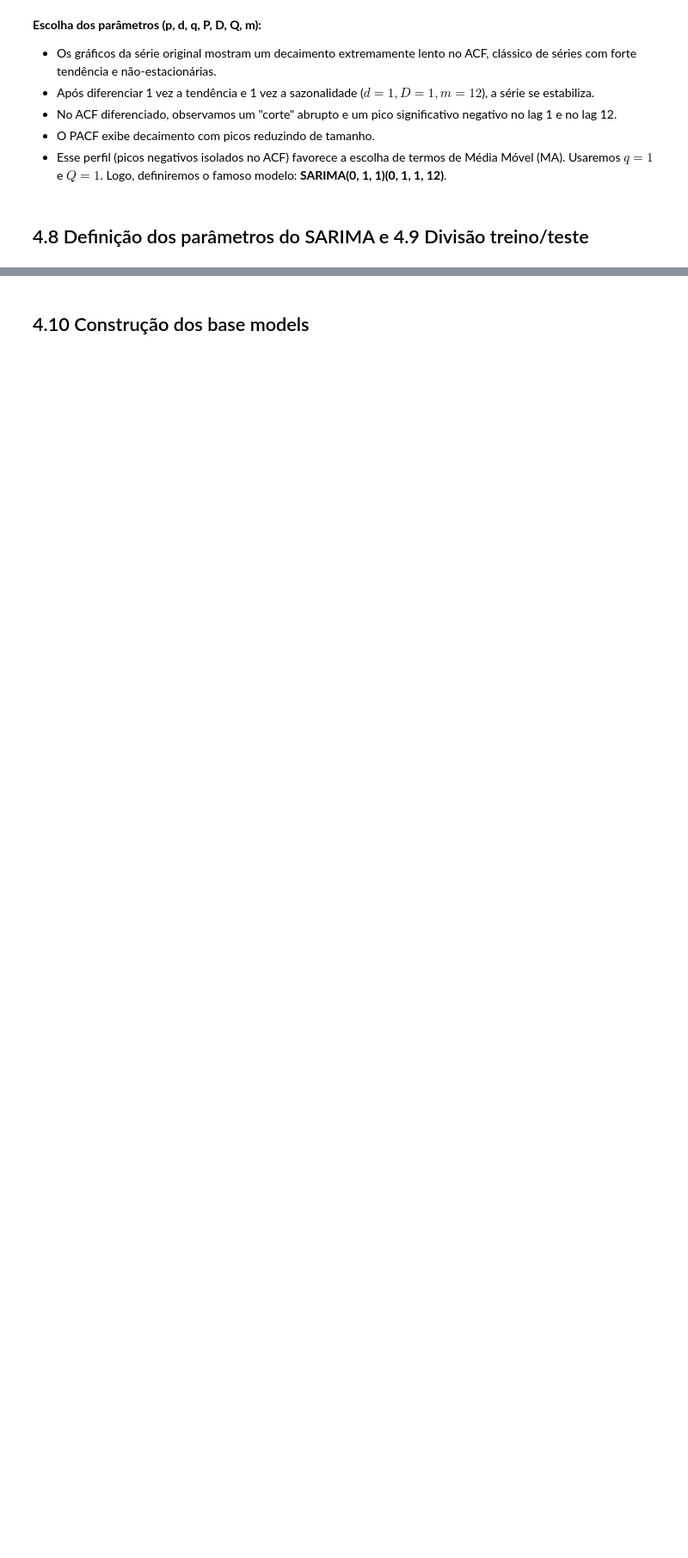
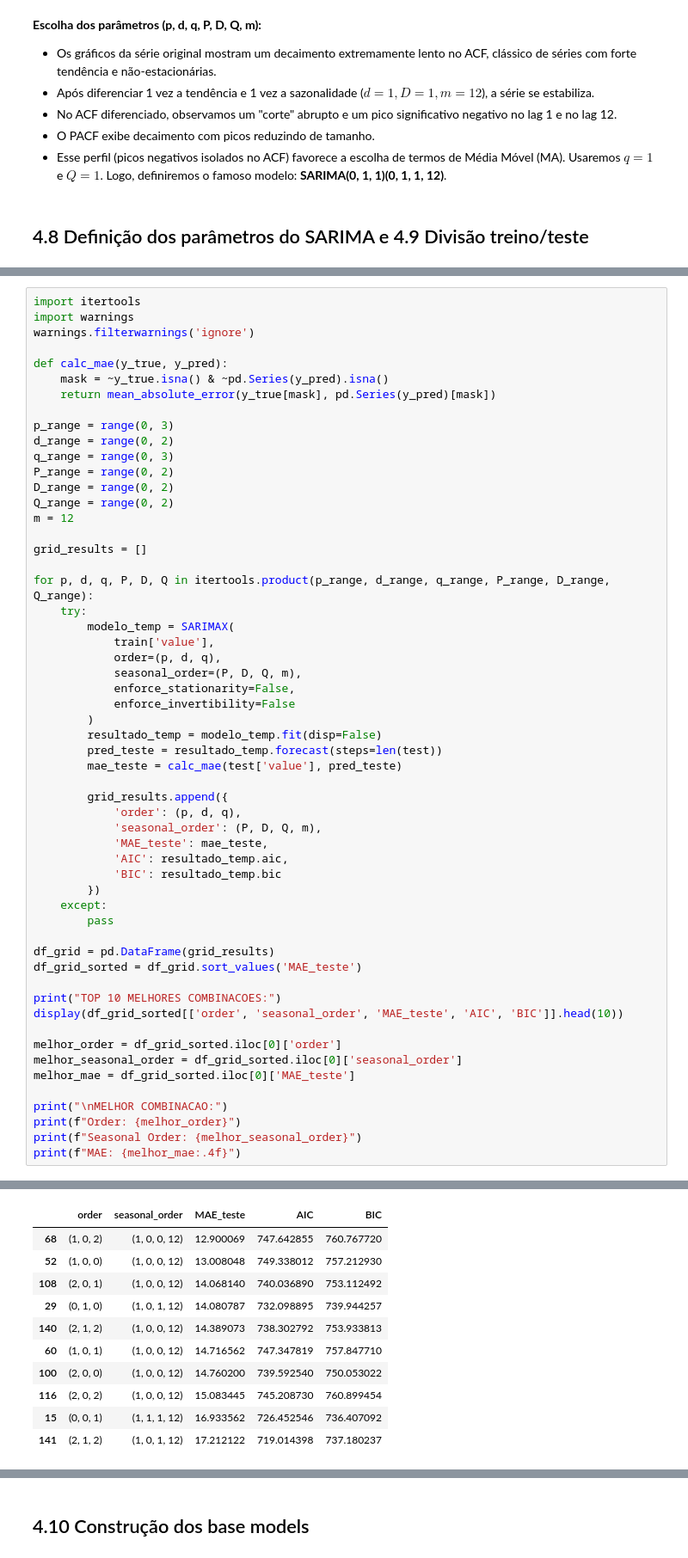
Before and after one commit to lemosriosl/TrabalhoSarimaBase, a Jupyter notebook: N2_Series_Temp_SARIMA.ipynb, the cells around one changed output, grey strips where cells are left out. Shown at 86% size. Saved outputs shown, nothing was run; the diff lists cells and outputs as text; blank space fills up the shorter version.

```diff
--- a/N2_Series_Temp_SARIMA.ipynb
+++ b/N2_Series_Temp_SARIMA.ipynb
@@ -223,0 +210,57 @@ Tamanho do Teste: 29 meses (A partir de August 1958)
+# %%
+import itertools
+import warnings
+warnings.filterwarnings('ignore')
+
+def calc_mae(y_true, y_pred):
+    mask = ~y_true.isna() & ~pd.Series(y_pred).isna()
+    return mean_absolute_error(y_true[mask], pd.Series(y_pred)[mask])
+
+p_range = range(0, 3)
+d_range = range(0, 2)
+q_range = range(0, 3)
+P_range = range(0, 2)
+D_range = range(0, 2)
+Q_range = range(0, 2)
+m = 12
+
+grid_results = []
+
+for p, d, q, P, D, Q in itertools.product(p_range, d_range, q_range, P_range, D_range, Q_range):
+    try:
+        modelo_temp = SARIMAX(
+            train['value'],
+            order=(p, d, q),
+            seasonal_order=(P, D, Q, m),
+            enforce_stationarity=False,
+            enforce_invertibility=False
+        )
+        resultado_temp = modelo_temp.fit(disp=False)
+        pred_teste = resultado_temp.forecast(steps=len(test))
+        mae_teste = calc_mae(test['value'], pred_teste)
+
+        grid_results.append({
+            'order': (p, d, q),
+            'seasonal_order': (P, D, Q, m),
+            'MAE_teste': mae_teste,
+            'AIC': resultado_temp.aic,
+            'BIC': resultado_temp.bic
+        })
+    except:
+        pass
+
+df_grid = pd.DataFrame(grid_results)
+df_grid_sorted = df_grid.sort_values('MAE_teste')
+
+print("TOP 10 MELHORES COMBINACOES:")
+display(df_grid_sorted[['order', 'seasonal_order', 'MAE_teste', 'AIC', 'BIC']].head(10))
+
+melhor_order = df_grid_sorted.iloc[0]['order']
+melhor_seasonal_order = df_grid_sorted.iloc[0]['seasonal_order']
+melhor_mae = df_grid_sorted.iloc[0]['MAE_teste']
+
+print("\nMELHOR COMBINACAO:")
+print(f"Order: {melhor_order}")
+print(f"Seasonal Order: {melhor_seasonal_order}")
+print(f"MAE: {melhor_mae:.4f}")
+# %% [output]
@@ -223,0 +268,11 @@ Tamanho do Teste: 29 meses (A partir de August 1958)
+|  | order | seasonal_order | MAE_teste | AIC | BIC |
+| 68 | (1, 0, 2) | (1, 0, 0, 12) | 12.900069 | 747.642855 | 760.767720 |
+| 52 | (1, 0, 0) | (1, 0, 0, 12) | 13.008048 | 749.338012 | 757.212930 |
+| 108 | (2, 0, 1) | (1, 0, 0, 12) | 14.068140 | 740.036890 | 753.112492 |
+| 29 | (0, 1, 0) | (1, 0, 1, 12) | 14.080787 | 732.098895 | 739.944257 |
+| 140 | (2, 1, 2) | (1, 0, 0, 12) | 14.389073 | 738.302792 | 753.933813 |
+| 60 | (1, 0, 1) | (1, 0, 0, 12) | 14.716562 | 747.347819 | 757.847710 |
+| 100 | (2, 0, 0) | (1, 0, 0, 12) | 14.760200 | 739.592540 | 750.053022 |
+| 116 | (2, 0, 2) | (1, 0, 0, 12) | 15.083445 | 745.208730 | 760.899454 |
+| 15 | (0, 0, 1) | (1, 1, 1, 12) | 16.933562 | 726.452546 | 736.407092 |
+| 141 | (2, 1, 2) | (1, 0, 1, 12) | 17.212122 | 719.014398 | 737.180237 |
```
Also changed, not shown: parts of 11 cells of this notebook.
